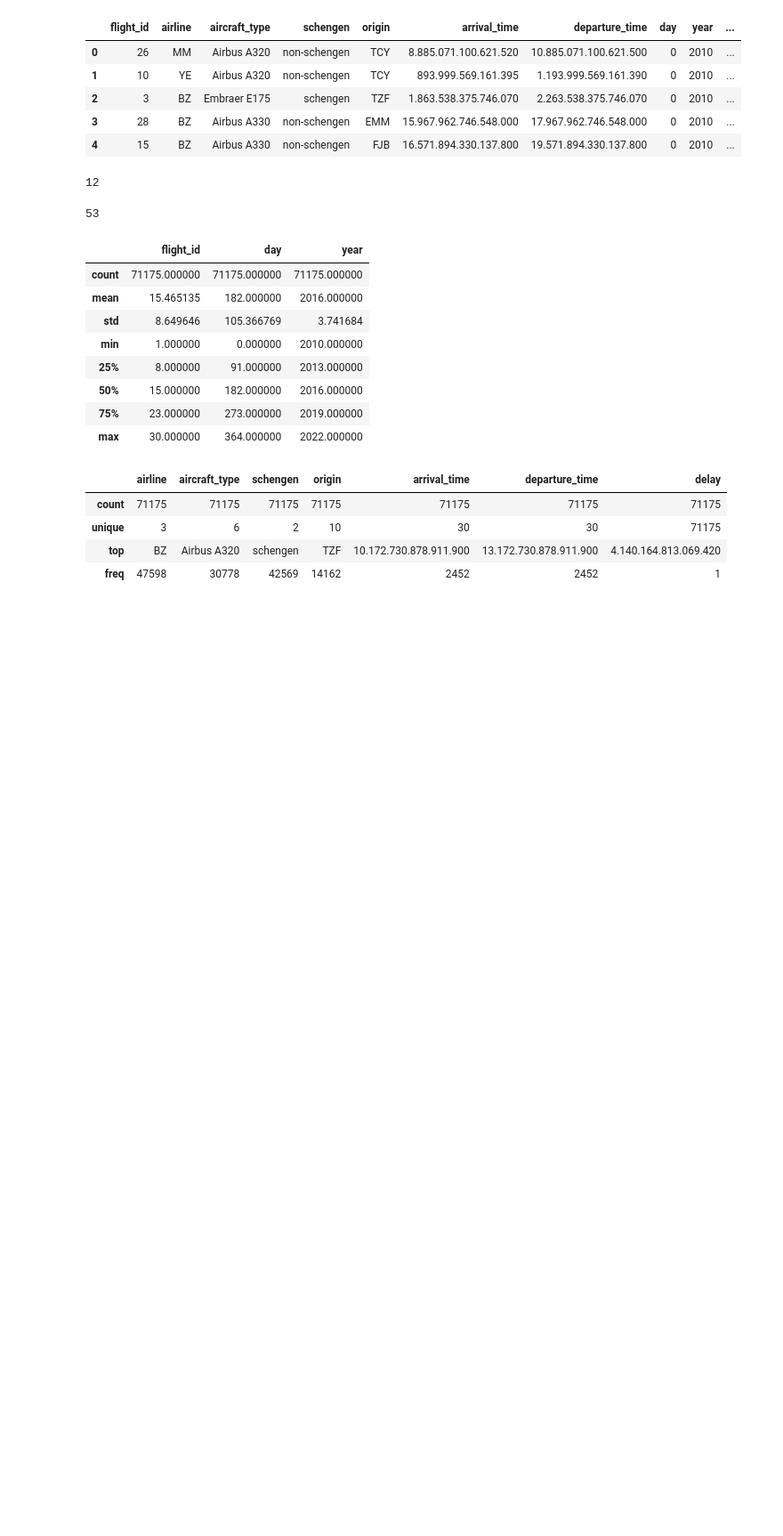
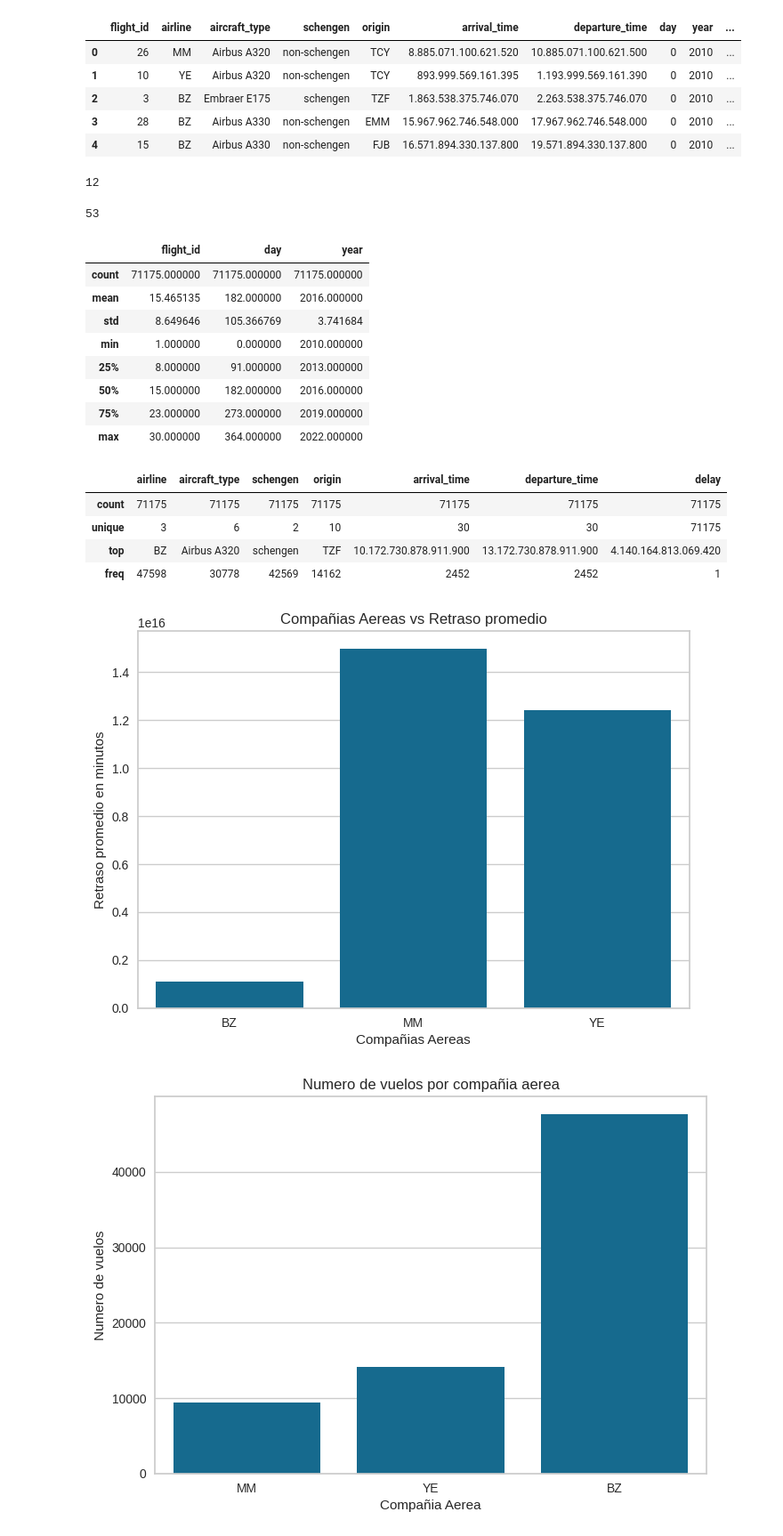
Before and after one commit to Ivan8Garcia/data-science, a Jupyter notebook: optimizacion_aeroportuaria.ipynb, the cells around one changed output. Shown at 89% size. Cells and saved outputs as stored; diff of their text form; code cells hidden in the pictures; blank space fills up the shorter version.

```diff
--- a/optimizacion_aeroportuaria.ipynb
+++ b/optimizacion_aeroportuaria.ipynb
@@ -48,0 +68,20 @@ datos.describe(include="O")
+# %%
+# convierte la columna "delay" en minutos para poder visulizar el retraso correctamente
+datos['delay'] = datos['delay'].str.replace('.', '', regex=False)
+datos['delay'] = pd.to_numeric(datos['delay'])
+
+avg_delay= datos.groupby("airline")["delay"].mean().reset_index()
+sns.barplot(x="airline",y="delay",data=avg_delay)
+plt.title("Compañias Aereas vs Retraso promedio")
+plt.xlabel("Compañias Aereas")
+plt.ylabel("Retraso promedio en minutos")
+plt.show()
+
+sns.countplot(data=datos,x="airline")
+plt.title("Numero de vuelos por compañia aerea")
+plt.xlabel("Compañia Aerea")
+plt.ylabel("Numero de vuelos")
+plt.show()
+# %% [output]
+[figure, added]
+[figure, added]
```
Also changed, not shown: parts of 4 cells of this notebook.
